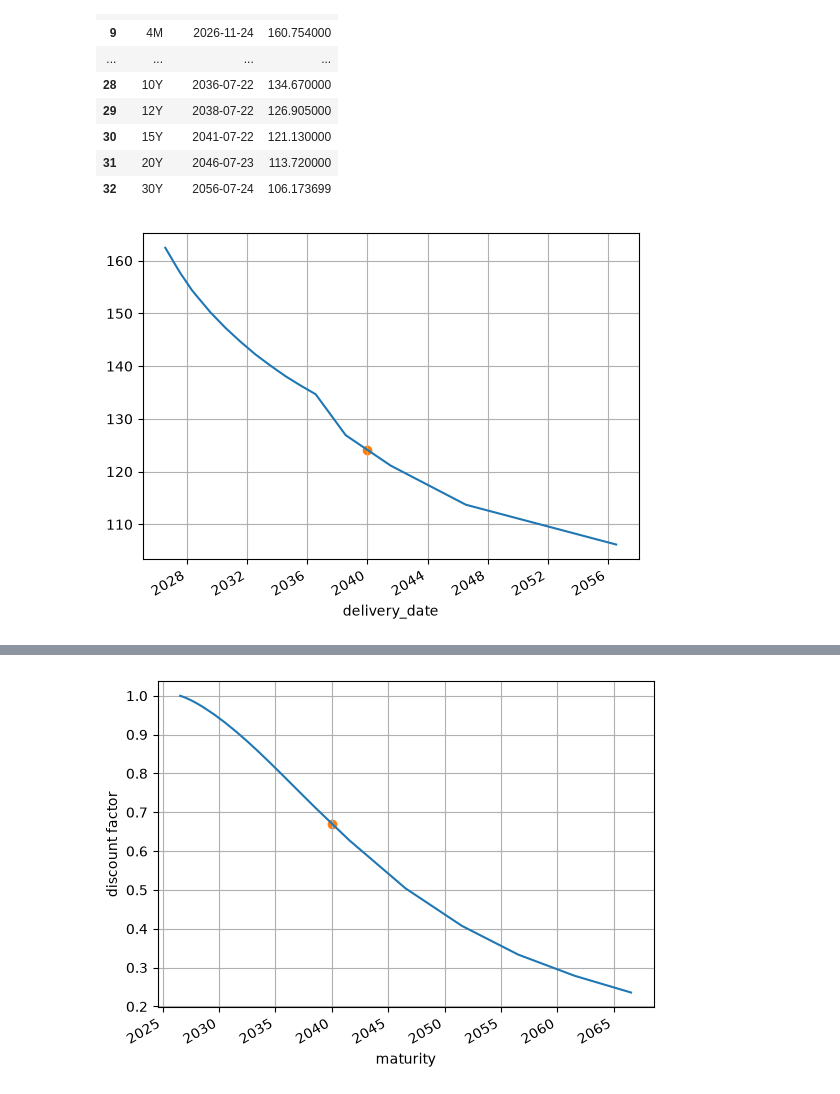
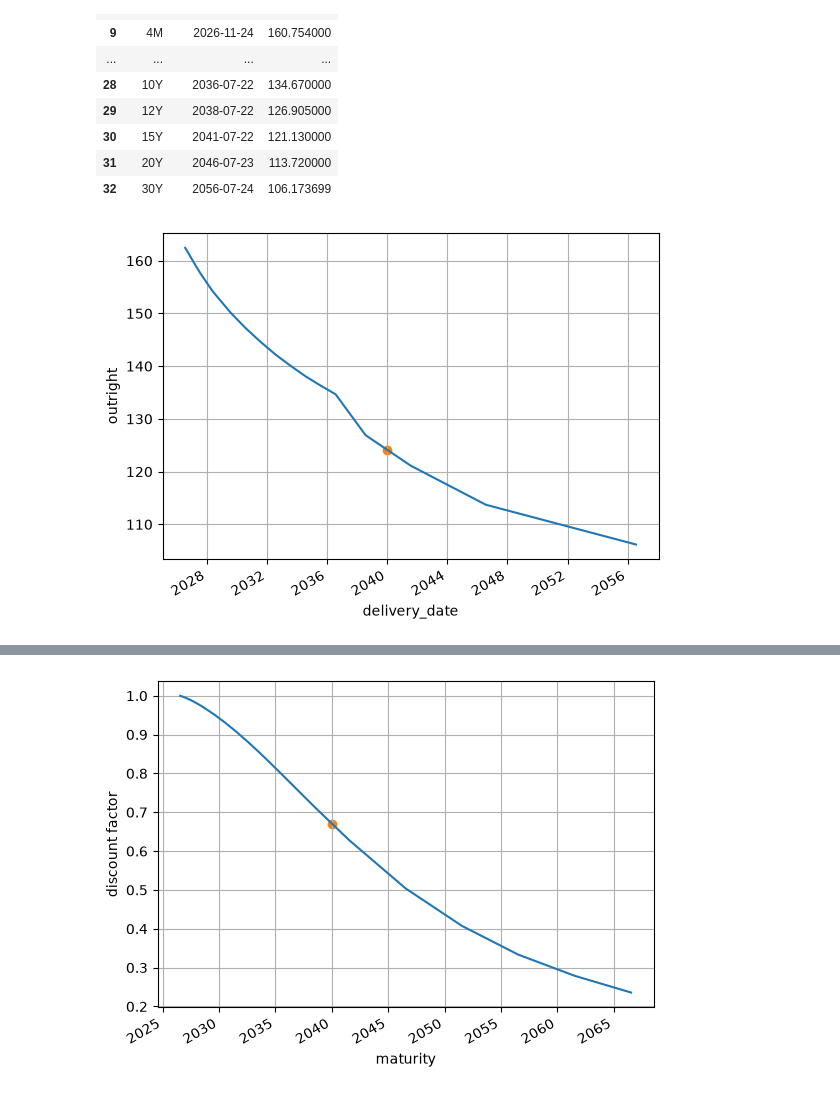
Before and after one commit to niwatoro/pricing, a Jupyter notebook: PRDC.ipynb, the cells around one changed output, grey strips where cells are left out. Saved outputs shown, nothing was run; the diff lists cells and outputs as text; code cells hidden in the pictures.

```diff
--- a/PRDC.ipynb
+++ b/PRDC.ipynb
@@ -35,33 +48,26 @@ usdjpy_fwd
 # %%
 usd_calendar = ql.UnitedStates(ql.UnitedStates.Settlement)
 jpy_calendar = ql.Japan()
 calendar = ql.JointCalendar(
     usd_calendar,
     jpy_calendar,
     ql.JoinHolidays,
 )
 
-def to_py_date(date: ql.Date):
-    return datetime(date.year(), date.month(), date.dayOfMonth())
-
-def to_ql_date(date: datetime):
-    return ql.Date(date.day, date.month, date.year)
-
-def interp_fwd_rate(deal_date: datetime):
-    delivery_date = to_py_date(calendar.advance(to_ql_date(deal_date), 2, ql.Days))
+def interp_fwd(delivery_date: datetime) -> float:
     target = pd.Timestamp(delivery_date).date()
 
     x = usdjpy_fwd["delivery_date"].apply(lambda x: x.toordinal()).to_numpy()
     y = usdjpy_fwd["outright"].apply(np.log).to_numpy()
     xt = float(delivery_date.toordinal())
 
     return float(np.exp(np.interp(xt, x, y)))
 
-usdjpy_fwd.plot(x="delivery_date", y="outright", legend=None, grid=True)
+usdjpy_fwd.plot(x="delivery_date", y="outright", legend=None, grid=True, ylabel="outright")
 
 dd = datetime(2040, 1, 1)
-plt.scatter([dd], [interp_fwd_rate(dd)], c="C1")
+plt.scatter([dd], [interp_fwd(dd)], c="C1")
 
 plt.show()
 # %% [output]
-[figure, old version]
+[figure, new version]
```
Also changed, not shown: parts of 10 cells of this notebook, 1 other file.
